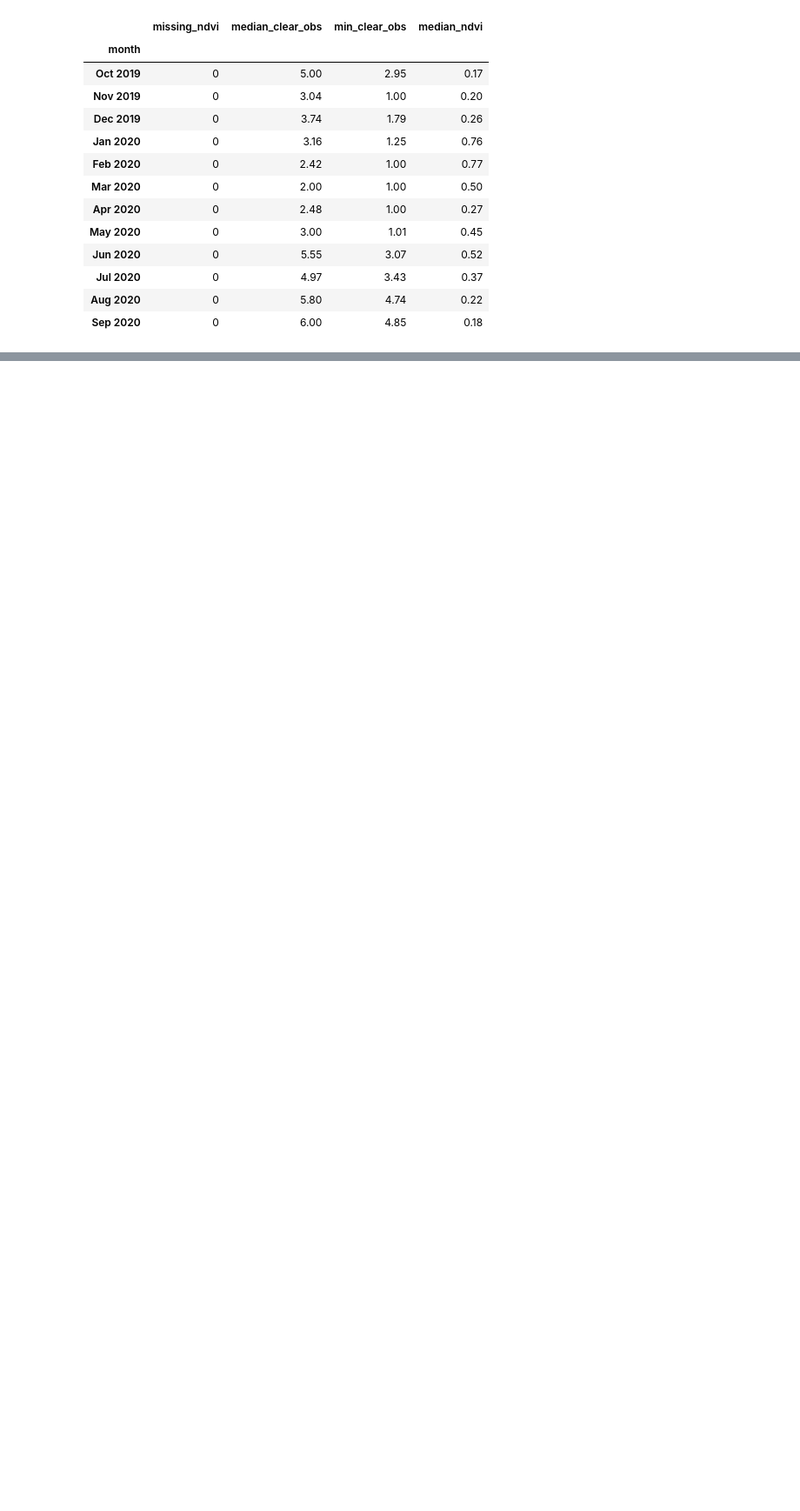
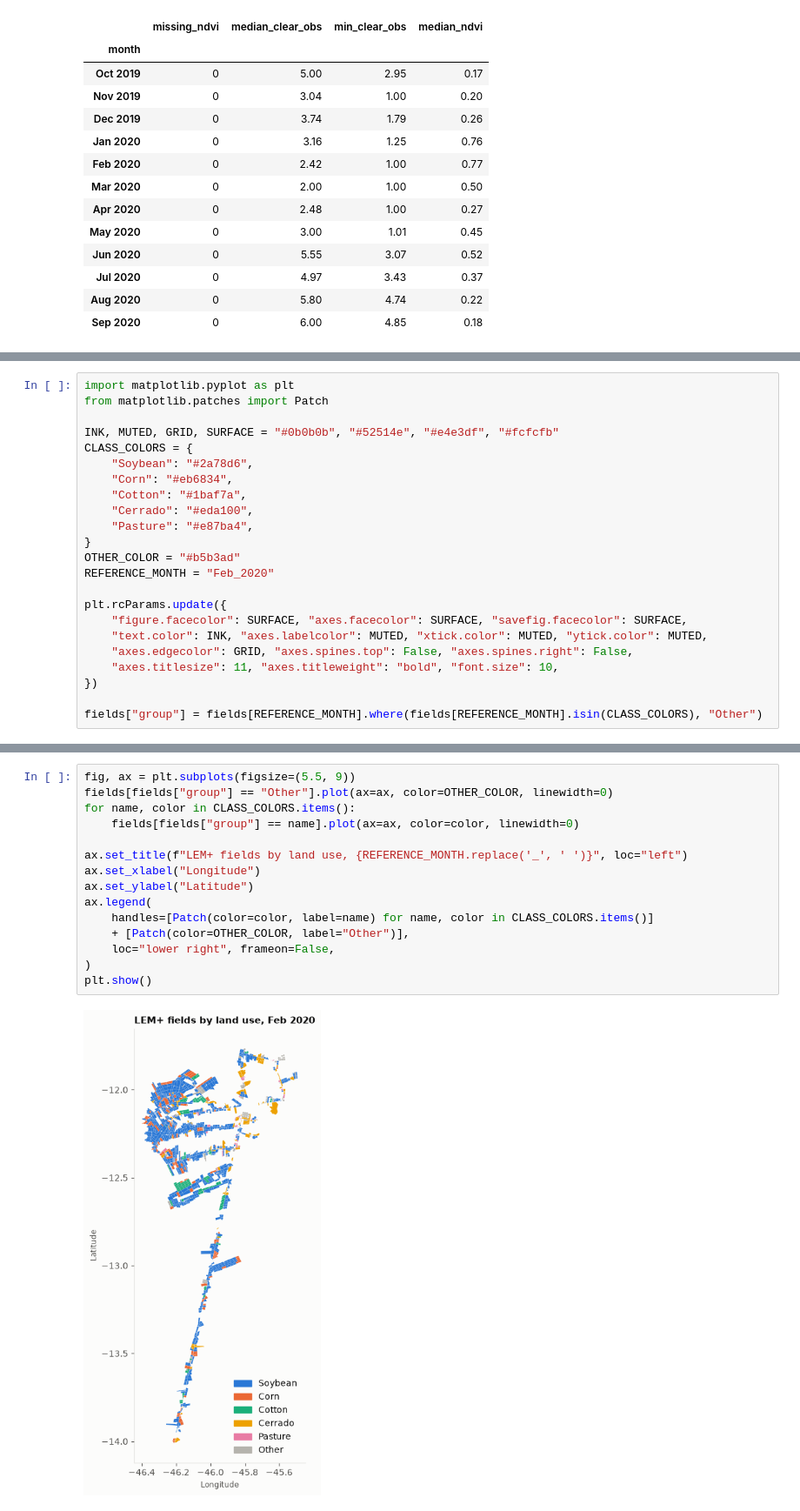
Before and after one commit to lucasmd30/crop-classification-sentinel2, a Jupyter notebook: crop_classification.ipynb, the cells around one changed output, grey strips where cells are left out. Shown at 87% size. Saved outputs shown, nothing was run; the diff lists cells and outputs as text; blank space fills up the shorter version.

Commit message:
Add exploratory analysis with field maps, class balance and NDVI curves

```diff
--- a/crop_classification.ipynb
+++ b/crop_classification.ipynb
@@ -276,0 +269,23 @@ quality
+# %%
+import matplotlib.pyplot as plt
+from matplotlib.patches import Patch
+
+INK, MUTED, GRID, SURFACE = "#0b0b0b", "#52514e", "#e4e3df", "#fcfcfb"
+CLASS_COLORS = {
+    "Soybean": "#2a78d6",
+    "Corn": "#eb6834",
+    "Cotton": "#1baf7a",
+    "Cerrado": "#eda100",
+    "Pasture": "#e87ba4",
+}
+OTHER_COLOR = "#b5b3ad"
+REFERENCE_MONTH = "Feb_2020"
+
+plt.rcParams.update({
+    "figure.facecolor": SURFACE, "axes.facecolor": SURFACE, "savefig.facecolor": SURFACE,
+    "text.color": INK, "axes.labelcolor": MUTED, "xtick.color": MUTED, "ytick.color": MUTED,
+    "axes.edgecolor": GRID, "axes.spines.top": False, "axes.spines.right": False,
+    "axes.titlesize": 11, "axes.titleweight": "bold", "font.size": 10,
+})
+
+fields["group"] = fields[REFERENCE_MONTH].where(fields[REFERENCE_MONTH].isin(CLASS_COLORS), "Other")
@@ -276,0 +294,17 @@ quality
+# %%
+fig, ax = plt.subplots(figsize=(5.5, 9))
+fields[fields["group"] == "Other"].plot(ax=ax, color=OTHER_COLOR, linewidth=0)
+for name, color in CLASS_COLORS.items():
+    fields[fields["group"] == name].plot(ax=ax, color=color, linewidth=0)
+
+ax.set_title(f"LEM+ fields by land use, {REFERENCE_MONTH.replace('_', ' ')}", loc="left")
+ax.set_xlabel("Longitude")
+ax.set_ylabel("Latitude")
+ax.legend(
+    handles=[Patch(color=color, label=name) for name, color in CLASS_COLORS.items()]
+    + [Patch(color=OTHER_COLOR, label="Other")],
+    loc="lower right", frameon=False,
+)
+plt.show()
+# %% [output]
+[figure, added]
```
Also changed, not shown: parts of 12 cells of this notebook.
